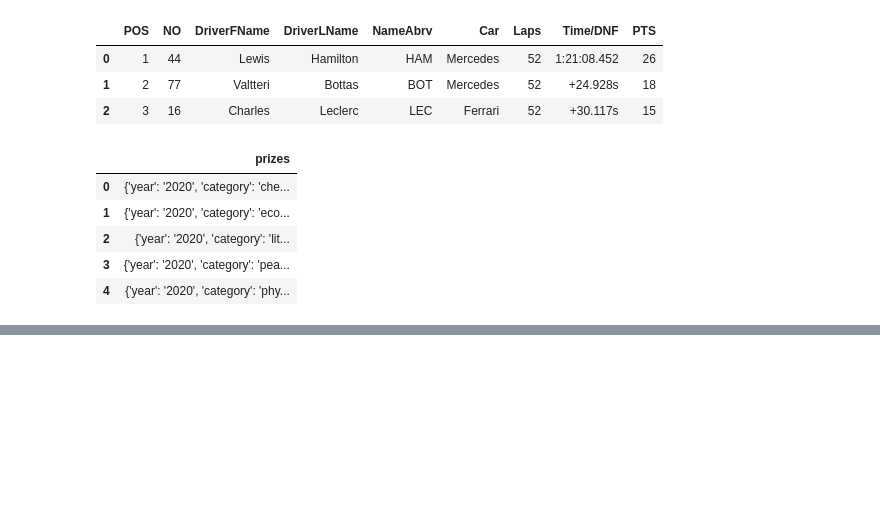
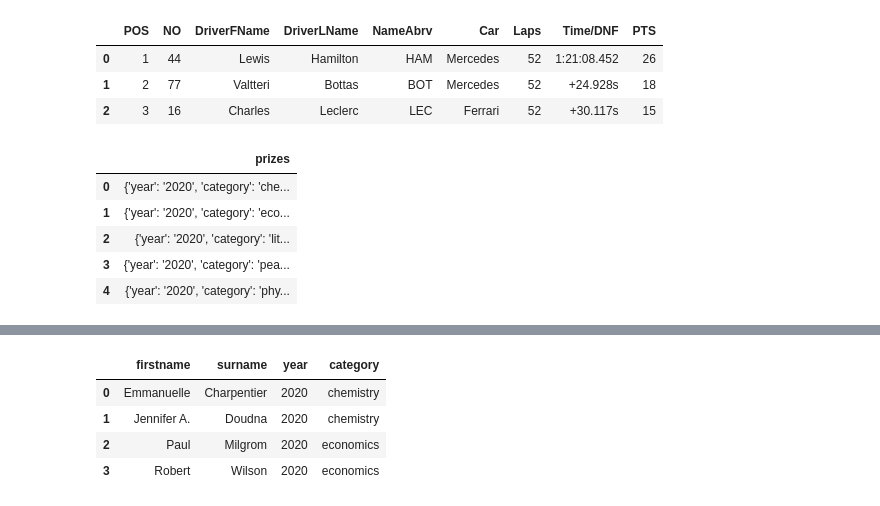
Before and after one commit to maxwellgriffith345/Python_Projects, a Jupyter notebook: Pandas_Exploration/Exploration2.ipynb, the cells around one changed output, grey strips where cells are left out. Cells and saved outputs as stored; diff of their text form; code cells hidden in the pictures; blank space fills up the shorter version.

```diff
--- a/Pandas_Exploration/Exploration2.ipynb
+++ b/Pandas_Exploration/Exploration2.ipynb
@@ -276,0 +255,23 @@ prize_data['prizes']
+# %%
+prized=[{'year': '2020',
+   'category': 'chemistry',
+   'laureates': [{'firstname': 'Emmanuelle','surname': 'Charpentier'},
+                  {'firstname': 'Jennifer A.','surname': 'Doudna'}
+                ]
+  },
+  {'year': '2020',
+   'category': 'economics',
+   'laureates': [{'firstname': 'Paul','surname': 'Milgrom'},
+                  {'firstname': 'Robert','surname': 'Wilson'}
+                ]
+  }]
+# %%
+prize_result = pd.json_normalize(prized, 'laureates', meta = ['year', 'category'])
+# %%
+prize_result
+# %% [output]
+|  | firstname | surname | year | category |
+| 0 | Emmanuelle | Charpentier | 2020 | chemistry |
+| 1 | Jennifer A. | Doudna | 2020 | chemistry |
+| 2 | Paul | Milgrom | 2020 | economics |
+| 3 | Robert | Wilson | 2020 | economics |
```
Also changed, not shown: parts of 15 cells of this notebook, 2 other files.
